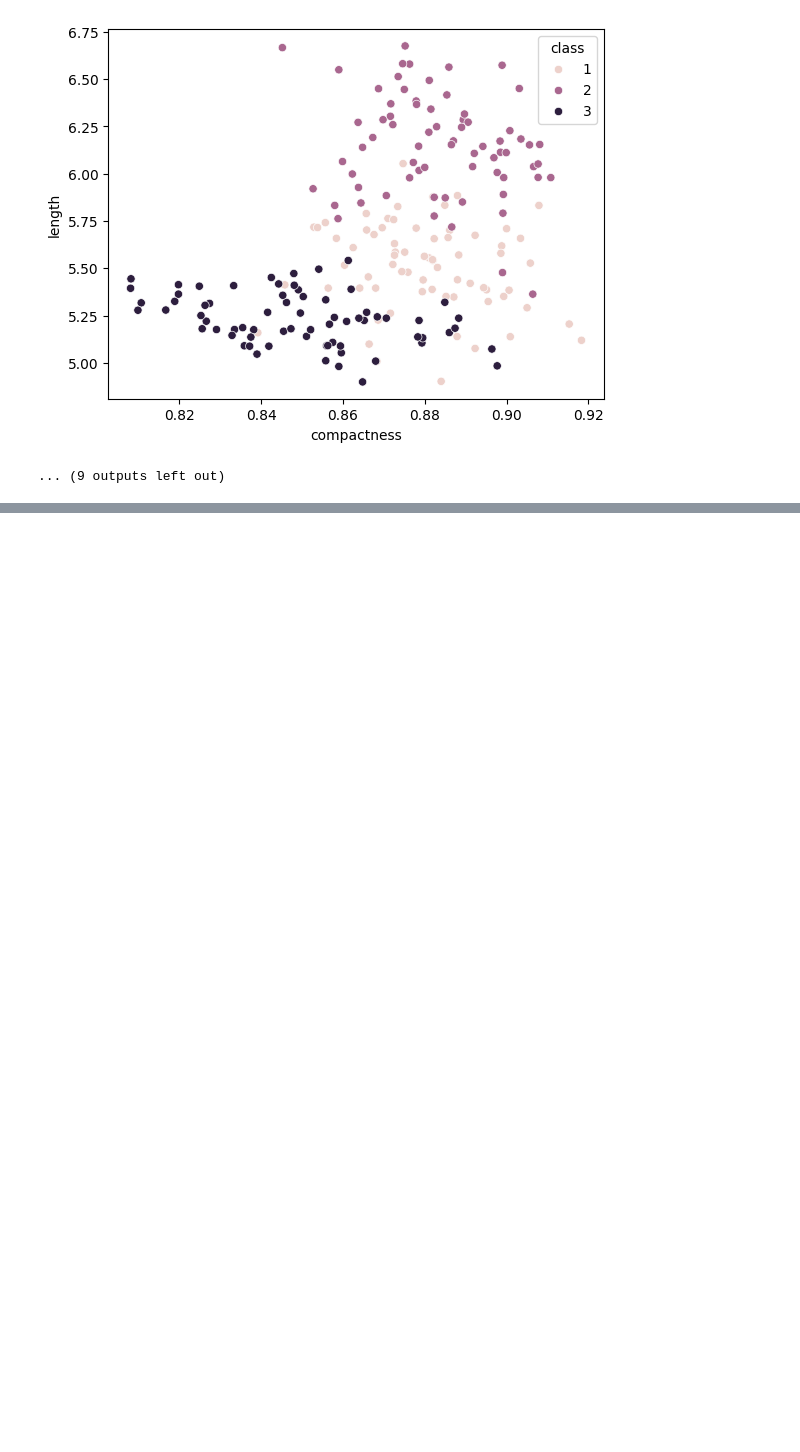
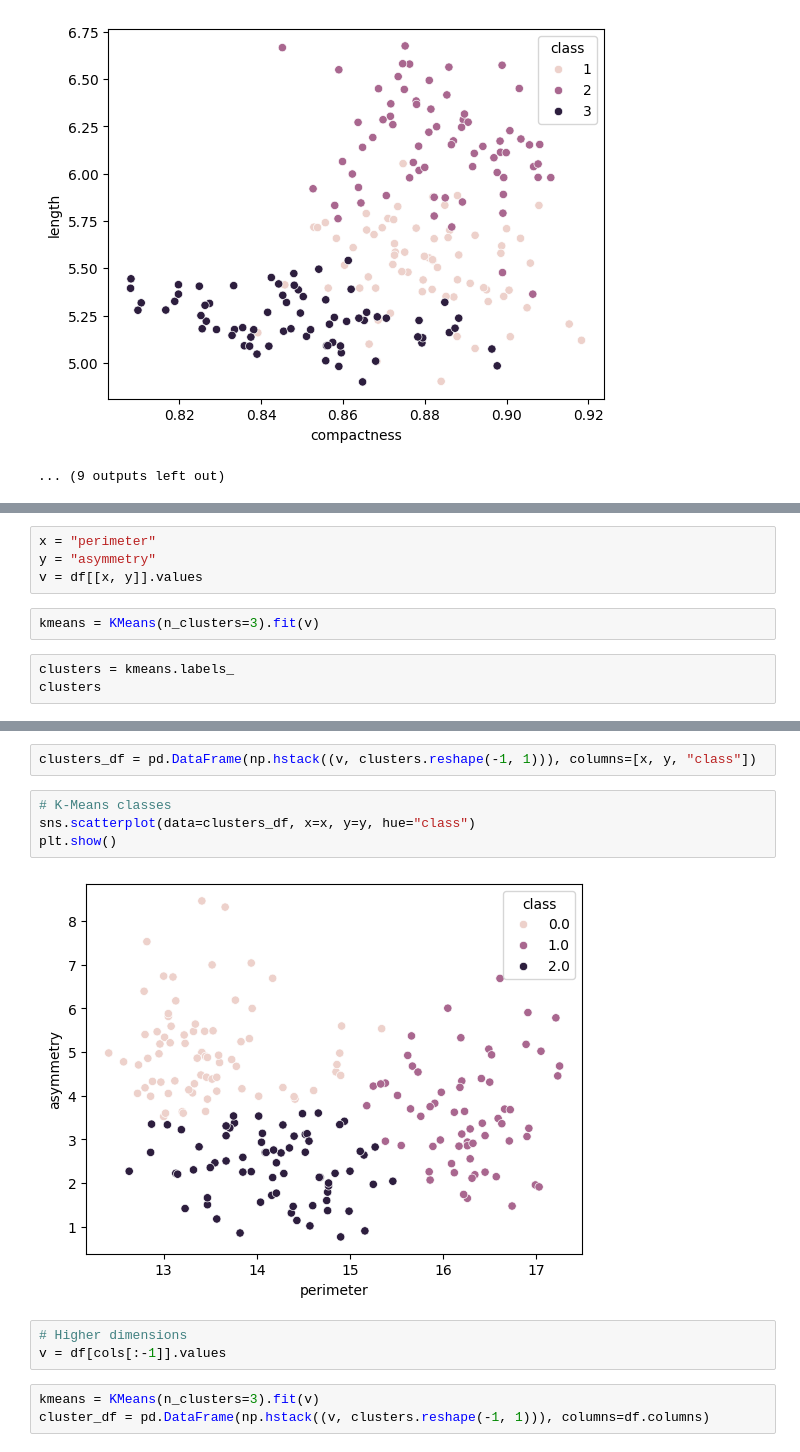
Before and after one commit to ishaanJ91/ml-learning, a Jupyter notebook: seeds-unsupervised.ipynb, the cells around one changed output, grey strips where cells are left out. Drawn from its saved outputs; the diff is of its cells as text; blank space fills up the shorter version.

Commit message:
Comparing the kmeans of the data

```diff
--- a/seeds-unsupervised.ipynb
+++ b/seeds-unsupervised.ipynb
@@ -38,0 +43,9 @@ for i in range(len(cols)-1):
+# %%
+x = "perimeter"
+y = "asymmetry"
+v = df[[x, y]].values
+# %%
+kmeans = KMeans(n_clusters=3).fit(v)
+# %%
+clusters = kmeans.labels_
+clusters
@@ -38,0 +63,14 @@ for i in range(len(cols)-1):
+# %%
+clusters_df = pd.DataFrame(np.hstack((v, clusters.reshape(-1, 1))), columns=[x, y, "class"])
+# %%
+# K-Means classes
+sns.scatterplot(data=clusters_df, x=x, y=y, hue="class")
+plt.show()
+# %% [output]
+[figure, added]
+# %%
+# Higher dimensions
+v = df[cols[:-1]].values
+# %%
+kmeans = KMeans(n_clusters=3).fit(v)
+cluster_df = pd.DataFrame(np.hstack((v, clusters.reshape(-1, 1))), columns=df.columns)
```
Also changed, not shown: parts of 4 cells of this notebook.
